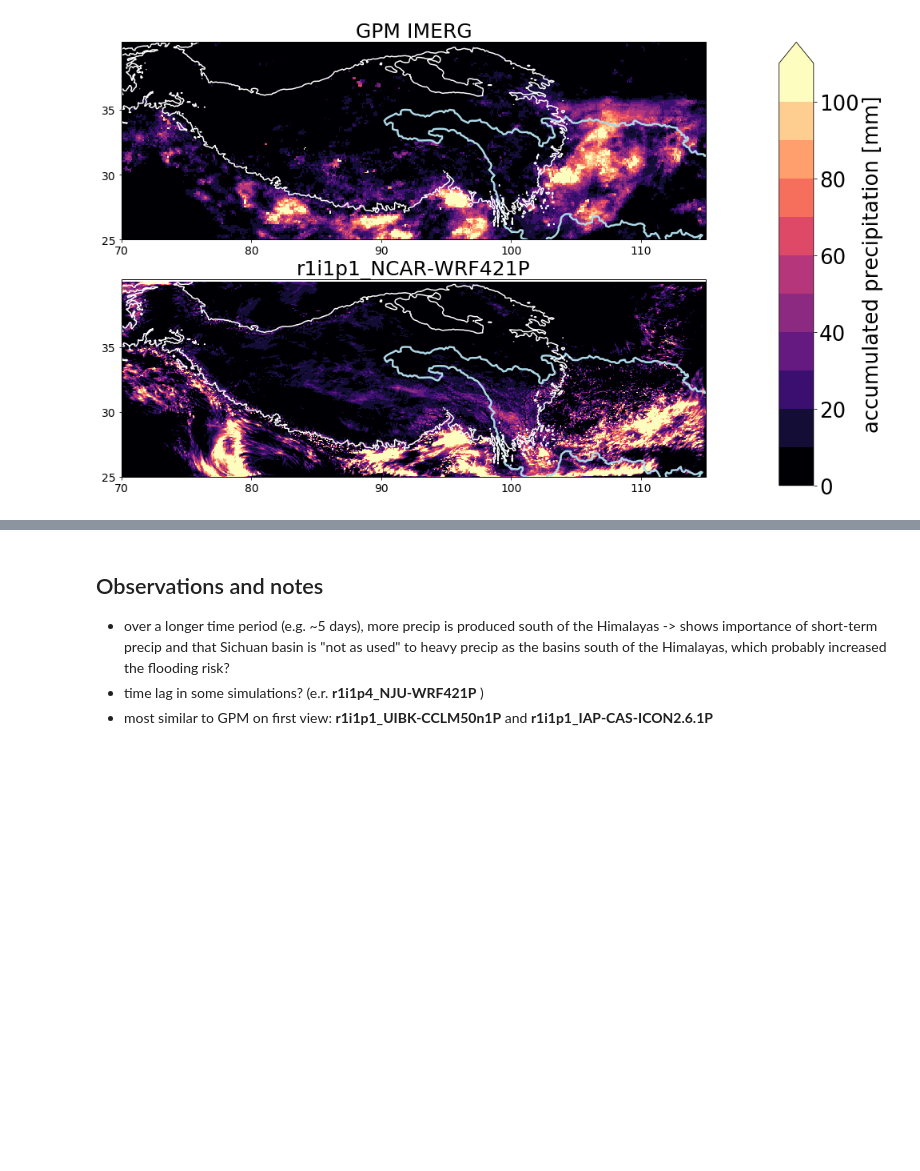
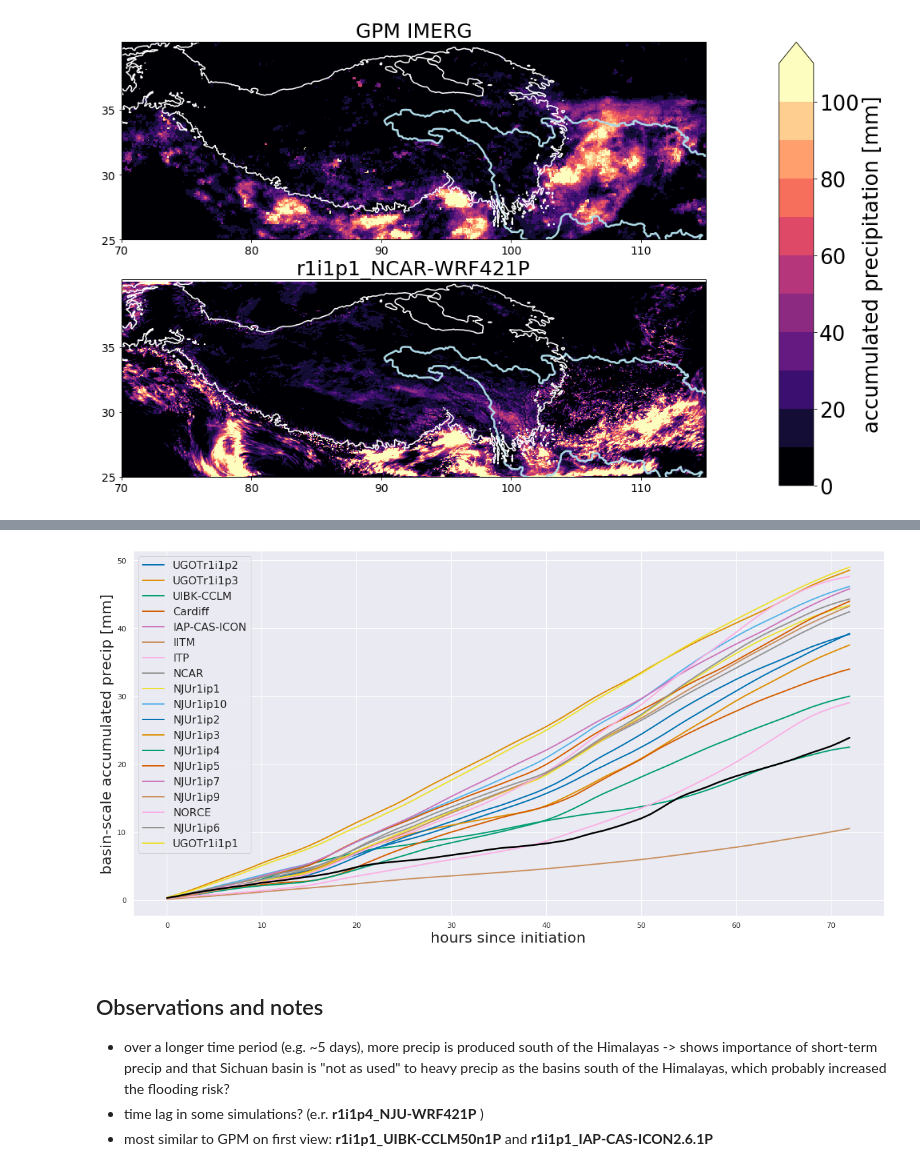
Before and after one commit to JuliaKukulies/cptp, a Jupyter notebook: mcs_case_2008_overview.ipynb, the cells around one changed output, grey strips where cells are left out. Saved outputs shown, nothing was run; the diff lists cells and outputs as text; code cells hidden in the pictures; blank space fills up the shorter version.

```diff
--- a/mcs_case_2008_overview.ipynb
+++ b/mcs_case_2008_overview.ipynb
@@ -284,3 +356,26 @@ def basin_mask(file, variable, coords = True):
+# %%
+plt.figure(figsize= (20,10))
+sns.set()
+sns.set_palette("colorblind", 20)
+fs= 22
+i = 0
+
+for key in precip_evolution.keys():
+    plt.plot(precip_evolution[key] , label = key, linewidth = 2.0)
+    i+=1
+
+plt.plot(gpm_precip, color = 'black', linewidth= 2.5)
+
+plt.legend(fontsize = 16)
+plt.grid(True)
+plt.ylabel('basin-scale accumulated precip [mm]', fontsize = fs )
+plt.xlabel('hours since initiation', fontsize = fs)
+
+
+plt.savefig('plots/time_accumulated_precip_sichuan_basin.png')
+plt.show()
+# %% [output]
+[figure, added]
 # %% [markdown]
 ## Observations and notes
 
```
Also changed, not shown: parts of 7 cells of this notebook.
